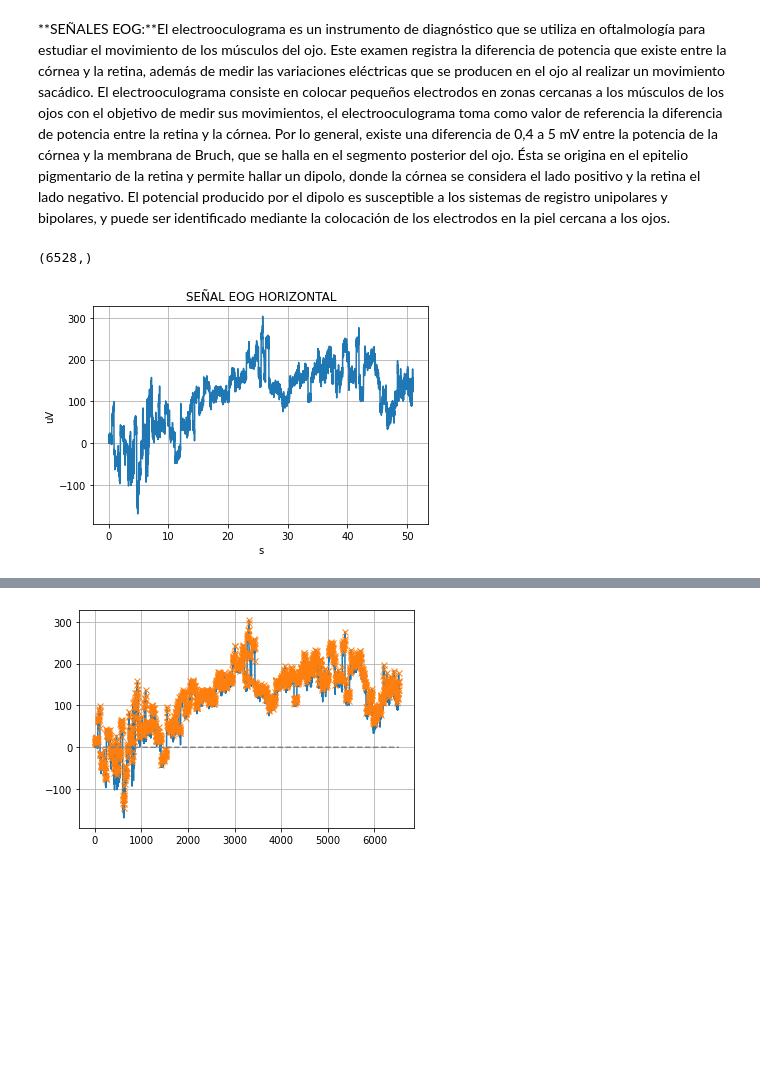
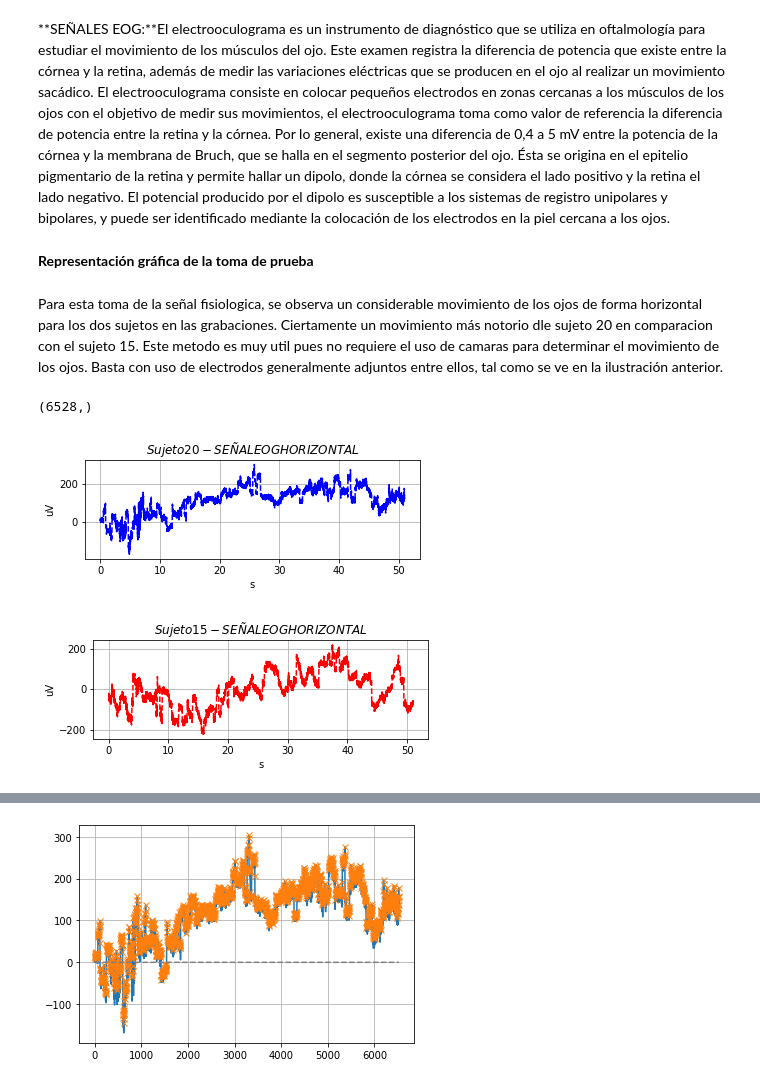
Before and after one commit to ManueloRZ2/MiniProyecto, a Jupyter notebook: Miniproyecto1(com1).ipynb, the cells around one changed output, grey strips where cells are left out. Drawn from its saved outputs; the diff is of its cells as text; code cells hidden in the pictures; blank space fills up the shorter version.

```diff
--- a/Miniproyecto1(com1).ipynb
+++ b/Miniproyecto1(com1).ipynb
@@ -394,3 +560,5 @@ varianza de la señal EMG:  2284.756715888894
 6528 rows × 11 columns
 # %% [markdown]
 **SEÑALES EOG:**El electrooculograma es un instrumento de diagnóstico que se utiliza en oftalmología para estudiar el movimiento de los músculos del ojo. Este examen registra la diferencia de potencia que existe entre la córnea y la retina, además de medir las variaciones eléctricas que se producen en el ojo al realizar un movimiento sacádico. El electrooculograma consiste en colocar pequeños electrodos en zonas cercanas a los músculos de los ojos con el objetivo de medir sus movimientos, el electrooculograma toma como valor de referencia la diferencia de potencia entre la retina y la córnea. Por lo general, existe una diferencia de 0,4 a 5 mV entre la potencia de la córnea y la membrana de Bruch, que se halla en el segmento posterior del ojo. Ésta se origina en el epitelio pigmentario de la retina y permite hallar un dipolo, donde la córnea se considera el lado positivo y la retina el lado negativo. El potencial producido por el dipolo es susceptible a los sistemas de registro unipolares y bipolares, y puede ser identificado mediante la colocación de los electrodos en la piel cercana a los ojos.
+# %% [markdown]
+**Representación gráfica de la toma de prueba**
@@ -397,18 +572,34 @@ varianza de la señal EMG:  2284.756715888894
+# %% [markdown]
+Para esta toma de la señal fisiologica, se observa un considerable movimiento de los ojos de forma horizontal para los dos sujetos en las grabaciones. Ciertamente un movimiento más notorio dle sujeto 20 en comparacion con el sujeto 15. Este metodo es muy util pues no requiere el uso de camaras para determinar el movimiento de los ojos. Basta con uso de electrodos generalmente adjuntos entre ellos, tal como se ve en la ilustración anterior.
 # %%
 #Señal EOG HORIZONTAL
-trial = 20 # video u observación
+trialEOGH20 = 20 # video u observación
+trialEOGH15 = 15 # video u observación
 channel = 33 # canal de la señal fisiológica
-EOGH = X[trial-1,channel-1,:]
-print(EOGH.shape)
+EOGH20 = X[trialEOGH20-1,channel-1,:]
+EOGH15 = X[trialEOGH15-1,channel-1,:]
+
+print(EOGH20.shape)
 ts = len(respiration)/128.
 time = np.linspace(0,ts,len(respiration))
 
-plt.plot(time,EOGH)
+plt.figure()
+plt.subplot(2,1,1)
+plt.plot(time, EOGH20,'b--' )
 plt.grid()
-plt.title("SEÑAL EOG HORIZONTAL")
+plt.title('$Sujeto 20 - SEÑAL EOG HORIZONTAL$')
 plt.ylabel('uV')
 plt.xlabel('s')
 plt.show()
+
+plt.subplot(2,1,2)
+plt.plot(time, EOGH15,'r--')
+plt.grid()
+plt.title('$Sujeto 15 - SEÑAL EOG HORIZONTAL$')
+plt.ylabel('uV')
+plt.xlabel('s')
+plt.show()
 # %% [output]
 (6528,)
-[figure, old version]
+[figure, new version]
+[figure, added]
```
Also changed, not shown: parts of 43 cells of this notebook.
